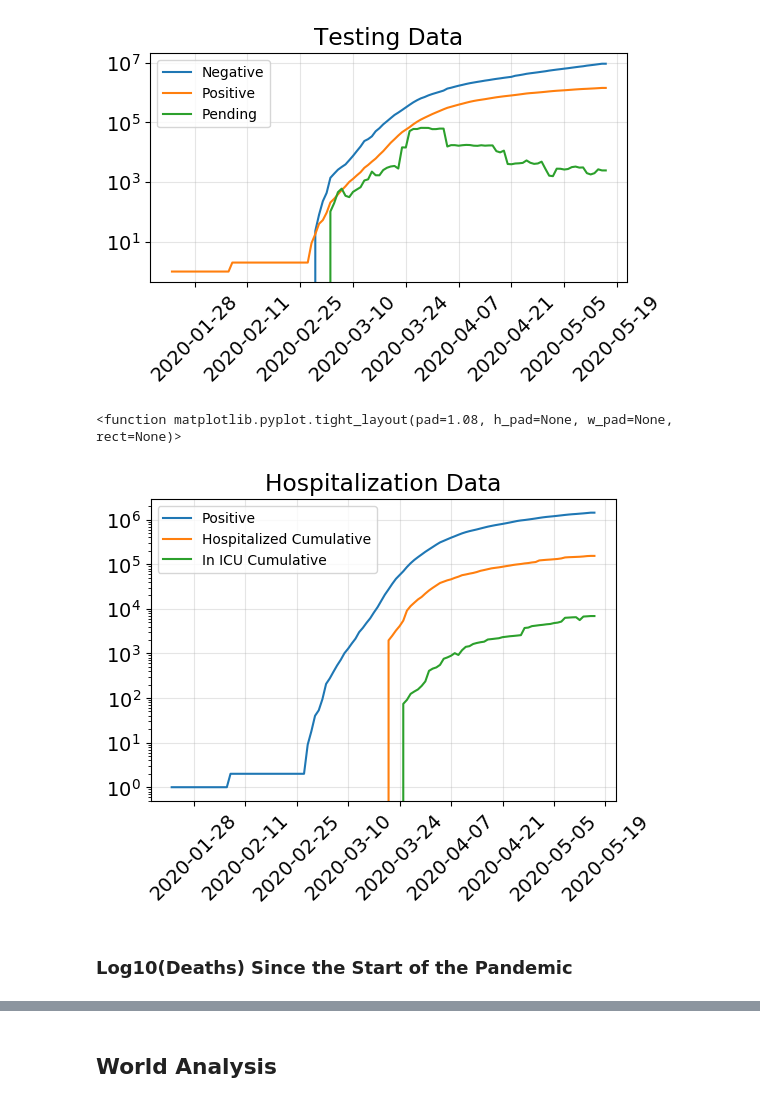
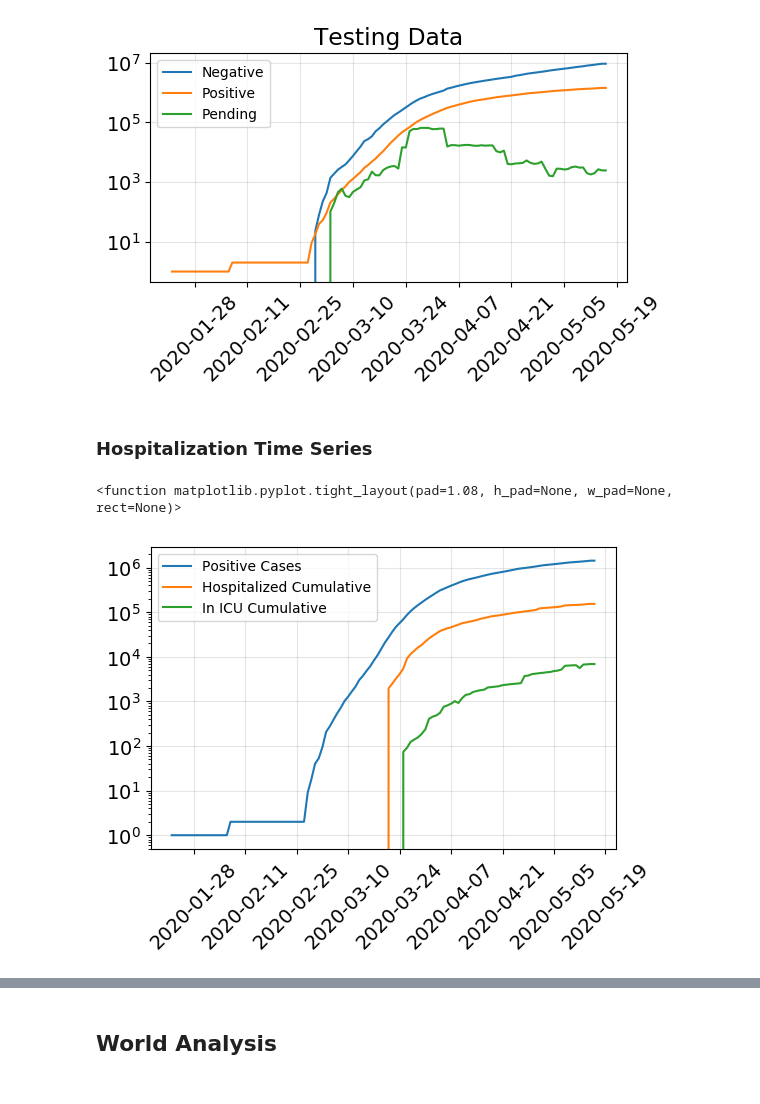
Before and after one commit to analisahill/covid19-analysis, a Jupyter notebook: COVID19_Analysis.ipynb, the cells around one changed output, grey strips where cells are left out. Saved outputs shown, nothing was run; the diff lists cells and outputs as text; code cells hidden in the pictures.

```diff
--- a/COVID19_Analysis.ipynb
+++ b/COVID19_Analysis.ipynb
@@ -124,29 +129,25 @@ plt.tight_layout()
 #ax.set_xticks(list(n_days))
 # %% [output]
 [figure]
+# %% [markdown]
+### Hospitalization Time Series
 # %%
 dfs = df.groupby('Date', as_index=False).sum()
 
 fig, ax = plt.subplots(dpi=100)
 # dfs.plot(ax=ax, x='Date', y='Negative', )
 # dfs.plot(ax=ax, x='Date', y='Positive', )
 # dfs.plot(ax=ax, x='Date', y='Pending', )
-ax.plot(dfs.Date, dfs['Positive'], label='Positive')
+ax.plot(dfs.Date, dfs['Positive'], label='Positive Cases')
 ax.plot(dfs.Date, dfs['Hospitalized Cumulative'], label='Hospitalized Cumulative')
 ax.plot(dfs.Date, dfs['In ICU Cumulative'], label='In ICU Cumulative')
 
 
-
-# ax.plot(dfs.Date, dfs.Positive, label='Positive')
-# ax.plot(dfs.Date, dfs.Pending, label='Pending')
 ax.legend(loc='upper left', prop={'size': 10})
-ax.set_title(r'Hospitalization Data')
 plt.xticks(rotation=45)
 plt.grid(alpha=.33)
 ax.semilogy()
 plt.tight_layout
 # %% [output]
 <function matplotlib.pyplot.tight_layout(pad=1.08, h_pad=None, w_pad=None, rect=None)>
-[figure, old version]
+[figure, new version]
-# %% [markdown]
-### Log10(Deaths) Since the Start of the Pandemic
```
Also changed, not shown: parts of 10 cells of this notebook.
